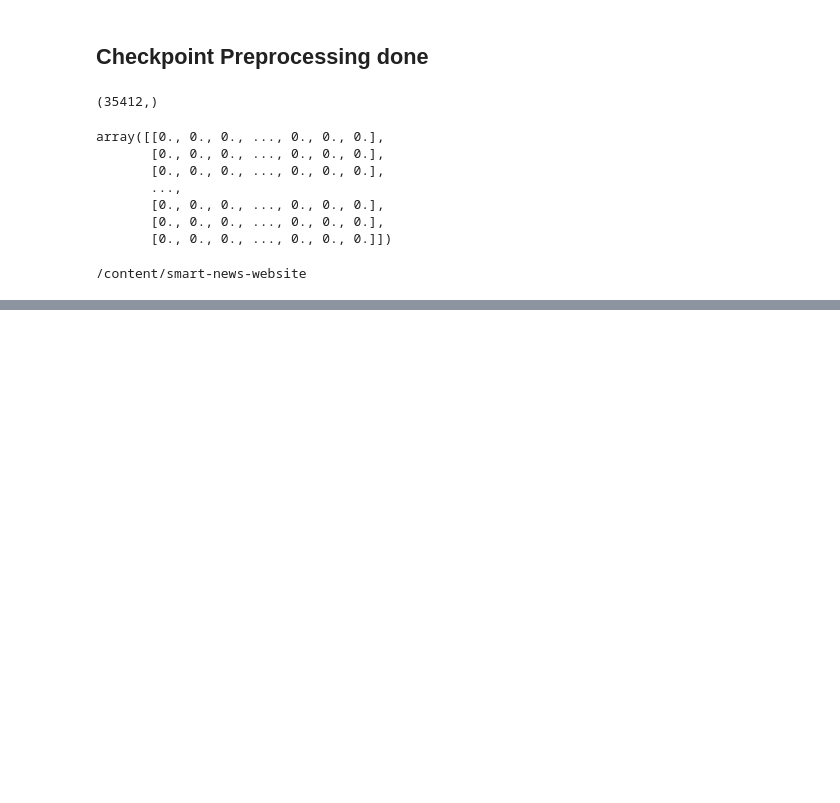
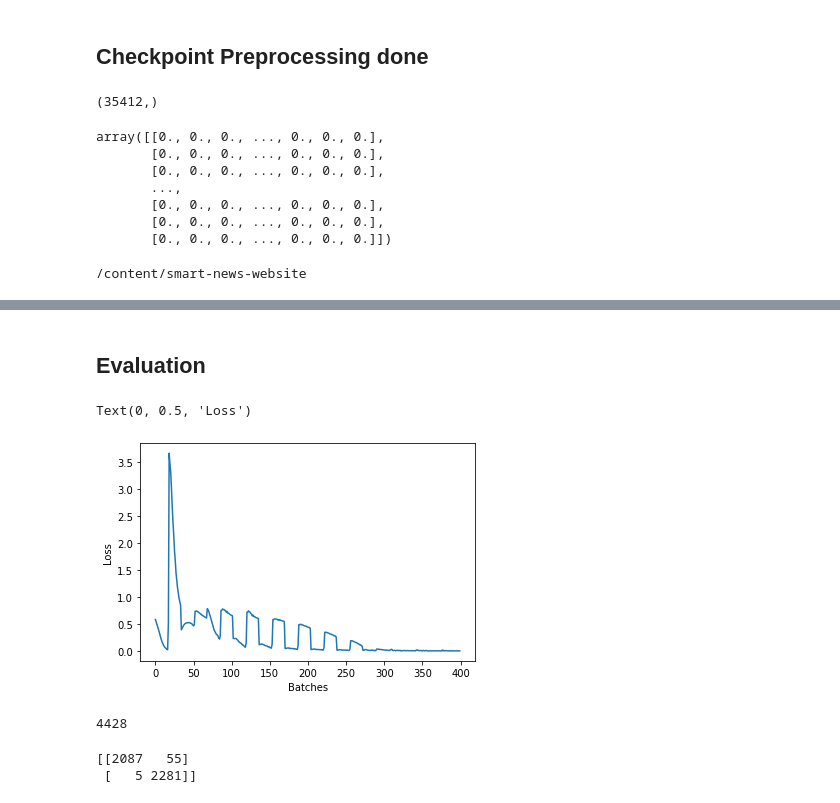
Before and after one commit to ambuj-1211/smart-news-website, a Jupyter notebook: test.ipynb, the cells around one changed output, grey strips where cells are left out. Saved outputs shown, nothing was run; the diff lists cells and outputs as text; code cells hidden in the pictures; blank space fills up the shorter version.

Commit message:
training done

```diff
--- a/test.ipynb
+++ b/test.ipynb
@@ -193,0 +174,34 @@ for i in range(epochs):
+# %%
+epochs = 10
+learning_rate = 1e-3
+loss_fn = nn.BCELoss()
+optimizer = torch.optim.Adam(fake_model.parameters(), lr = learning_rate)
+batch_size = 1024
+
+final_losses = []
+
+for i in range(epochs):
+
+    batch_idx = 0
+
+    while (batch_idx+1)*batch_size < train_X_vec.shape[0]:
+
+        batch_X = train_X_vec[batch_idx*batch_size:(batch_idx+1)*batch_size].toarray()
+        batch_y = train_y[batch_idx*batch_size:(batch_idx+1)*batch_size]
+        y_pred = fake_model.forward(torch.Tensor(batch_X))
+
+        loss = loss_fn(y_pred, torch.Tensor(np.array(batch_y)))
+        final_losses.append(loss)
+
+        optimizer.zero_grad()
+        loss.backward()
+        optimizer.step()
+        batch_idx += 1
+        del batch_X
+        del batch_y
+
+        if batch_idx%10 == 0:
+            print(f'Epoch #{i+1}; Batch #{batch_idx+1}')
+
+    if i%10 == 0:
+        print(f'Epoch Number: {i+1}; Loss: {loss.item()}')
@@ -193,0 +230,13 @@ for i in range(epochs):
+# %% [markdown]
+## Evaluation
+# %%
+import matplotlib.pyplot as plt
+import seaborn as sns
+%matplotlib inline
+
+plt.plot(range(len(final_losses[:400])), final_losses[:400])
+plt.xlabel('Batches')
+plt.ylabel('Loss')
+# %% [output]
+Text(0, 0.5, 'Loss')
+[figure, added]
@@ -193,0 +248,11 @@ for i in range(epochs):
+# %%
+len(y_pred)
+# %% [output]
+4428
+# %%
+from sklearn.metrics import classification_report, confusion_matrix
+
+print(confusion_matrix(val_y, y_pred))
+# %% [output]
+[[2087   55]
+ [   5 2281]]
```
Also changed, not shown: parts of 13 cells of this notebook.
